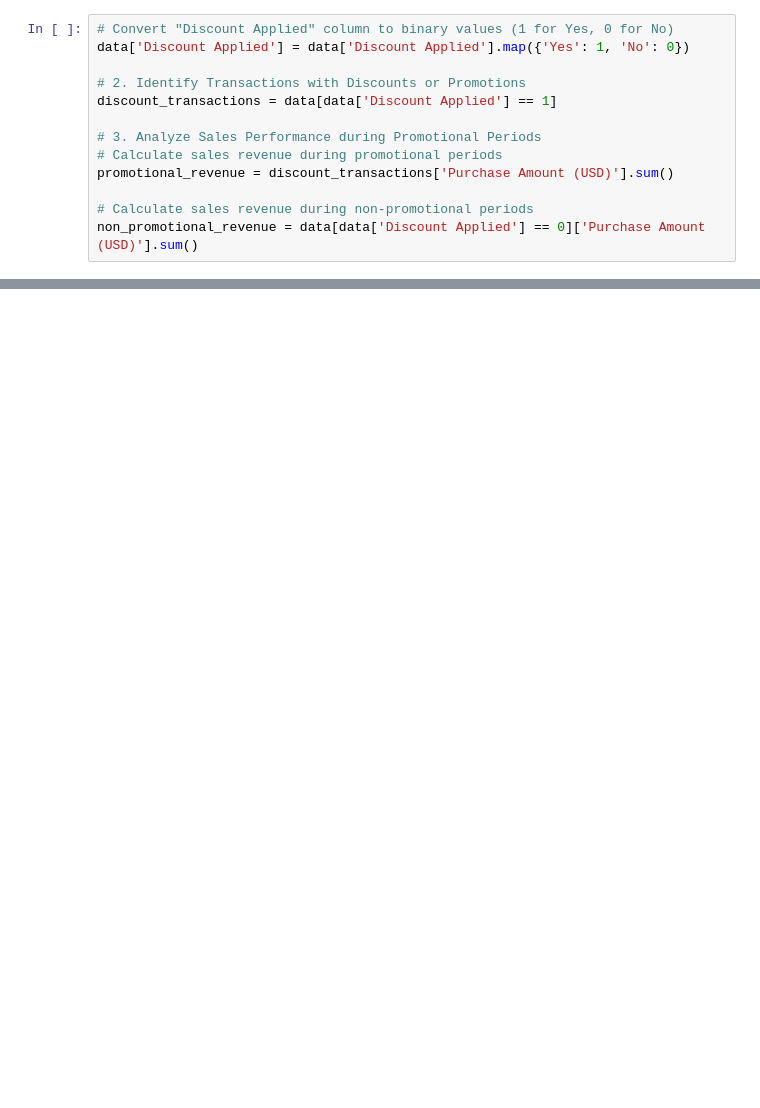
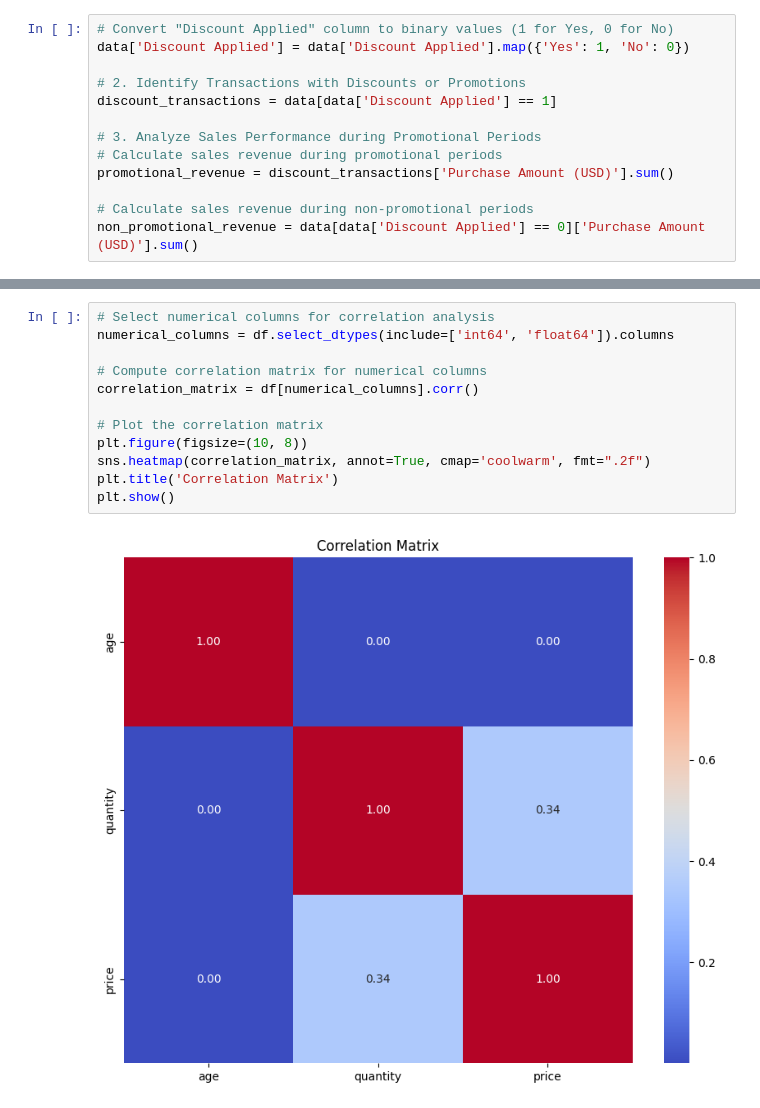
Before and after one commit to Sidhupaji-2004/Online-Retail-Transaction-Analysis, a Jupyter notebook: retail.ipynb, the cells around one changed output, grey strips where cells are left out. Drawn from its saved outputs; the diff is of its cells as text; blank space fills up the shorter version.

```diff
--- a/retail.ipynb
+++ b/retail.ipynb
@@ -399,0 +478,14 @@ plt.show()
+# %%
+# Select numerical columns for correlation analysis
+numerical_columns = df.select_dtypes(include=['int64', 'float64']).columns
+
+# Compute correlation matrix for numerical columns
+correlation_matrix = df[numerical_columns].corr()
+
+# Plot the correlation matrix
+plt.figure(figsize=(10, 8))
+sns.heatmap(correlation_matrix, annot=True, cmap='coolwarm', fmt=".2f")
+plt.title('Correlation Matrix')
+plt.show()
+# %% [output]
+[figure, added]
```
Also changed, not shown: parts of 21 cells of this notebook.
